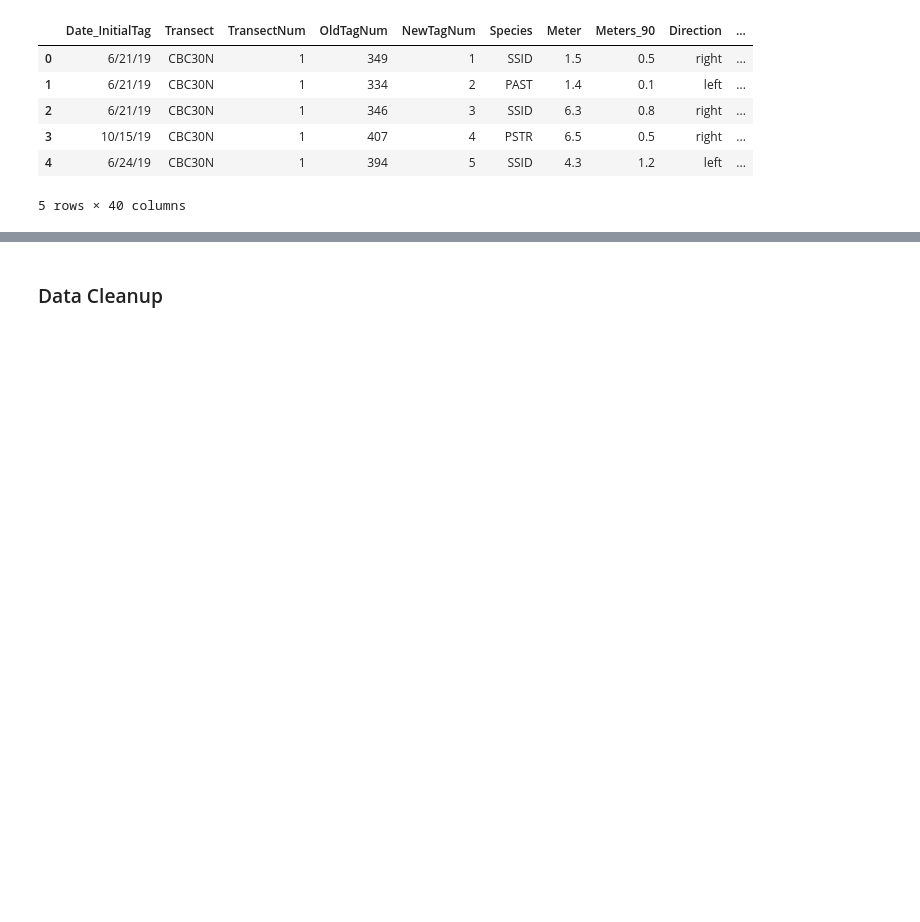
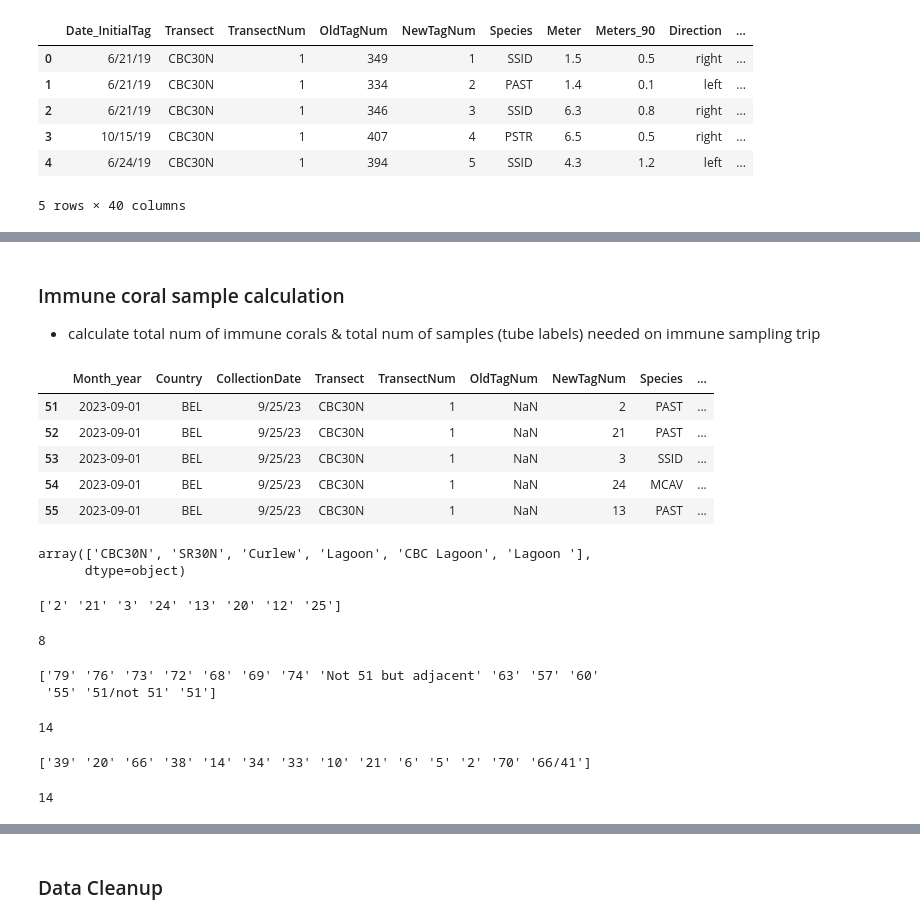
Before and after one commit to brookewicz/CBC_metagenomics, a Jupyter notebook: Demographics/SummaryStats.ipynb, the cells around one changed output, grey strips where cells are left out. Saved outputs shown, nothing was run; the diff lists cells and outputs as text; code cells hidden in the pictures; blank space fills up the shorter version.

```diff
--- a/Demographics/SummaryStats.ipynb
+++ b/Demographics/SummaryStats.ipynb
@@ -53 +54,20 @@ Index(['Date_InitialTag', 'Transect', 'TransectNum', 'OldTagNum', 'NewTagNum',
       dtype='object')
+# %% [markdown]
+### Immune coral sample calculation
+- calculate total num of immune corals & total num of samples (tube labels) needed on immune sampling trip
+# %%
+# select for immune sample types
+immune_samples=sample_data.loc[(sample_data["Sample_type"]=="Immune"),]
+immune_samples.head()
+# %% [output]
+|  | Month_year | Country | CollectionDate | Transect | TransectNum | OldTagNum | NewTagNum | Species | ... |
+| 51 | 2023-09-01 | BEL | 9/25/23 | CBC30N | 1 | NaN | 2 | PAST | ... |
+| 52 | 2023-09-01 | BEL | 9/25/23 | CBC30N | 1 | NaN | 21 | PAST | ... |
+| 53 | 2023-09-01 | BEL | 9/25/23 | CBC30N | 1 | NaN | 3 | SSID | ... |
+| 54 | 2023-09-01 | BEL | 9/25/23 | CBC30N | 1 | NaN | 24 | MCAV | ... |
+| 55 | 2023-09-01 | BEL | 9/25/23 | CBC30N | 1 | NaN | 13 | PAST | ... |
+# %%
+immune_samples["Transect"].unique()
+# %% [output]
+array(['CBC30N', 'SR30N', 'Curlew', 'Lagoon', 'CBC Lagoon', 'Lagoon '],
+      dtype=object)
@@ -53,0 +76,25 @@ Index(['Date_InitialTag', 'Transect', 'TransectNum', 'OldTagNum', 'NewTagNum',
+# %%
+# make different dfs per transect
+cbc_immune=immune_samples.loc[(immune_samples["Transect"]=="CBC30N"),:]
+print(cbc_immune["NewTagNum"].unique())
+len(cbc_immune["NewTagNum"].unique())
+# %% [output]
+['2' '21' '3' '24' '13' '20' '12' '25']
+8
+# %%
+# make different dfs per transect
+sr_immune=immune_samples.loc[(immune_samples["Transect"]=="SR30N"),:]
+print(sr_immune["NewTagNum"].unique())
+len(sr_immune["NewTagNum"].unique())
+# %% [output]
+['79' '76' '73' '72' '68' '69' '74' 'Not 51 but adjacent' '63' '57' '60'
+ '55' '51/not 51' '51']
+14
+# %%
+# make different dfs per transect
+lagoon_immune=immune_samples.loc[Lagoon,:]
+print(lagoon_immune["NewTagNum"].unique())
+len(lagoon_immune["NewTagNum"].unique())
+# %% [output]
+['39' '20' '66' '38' '14' '34' '33' '10' '21' '6' '5' '2' '70' '66/41']
+14
```
Also changed, not shown: parts of 29 cells of this notebook.
